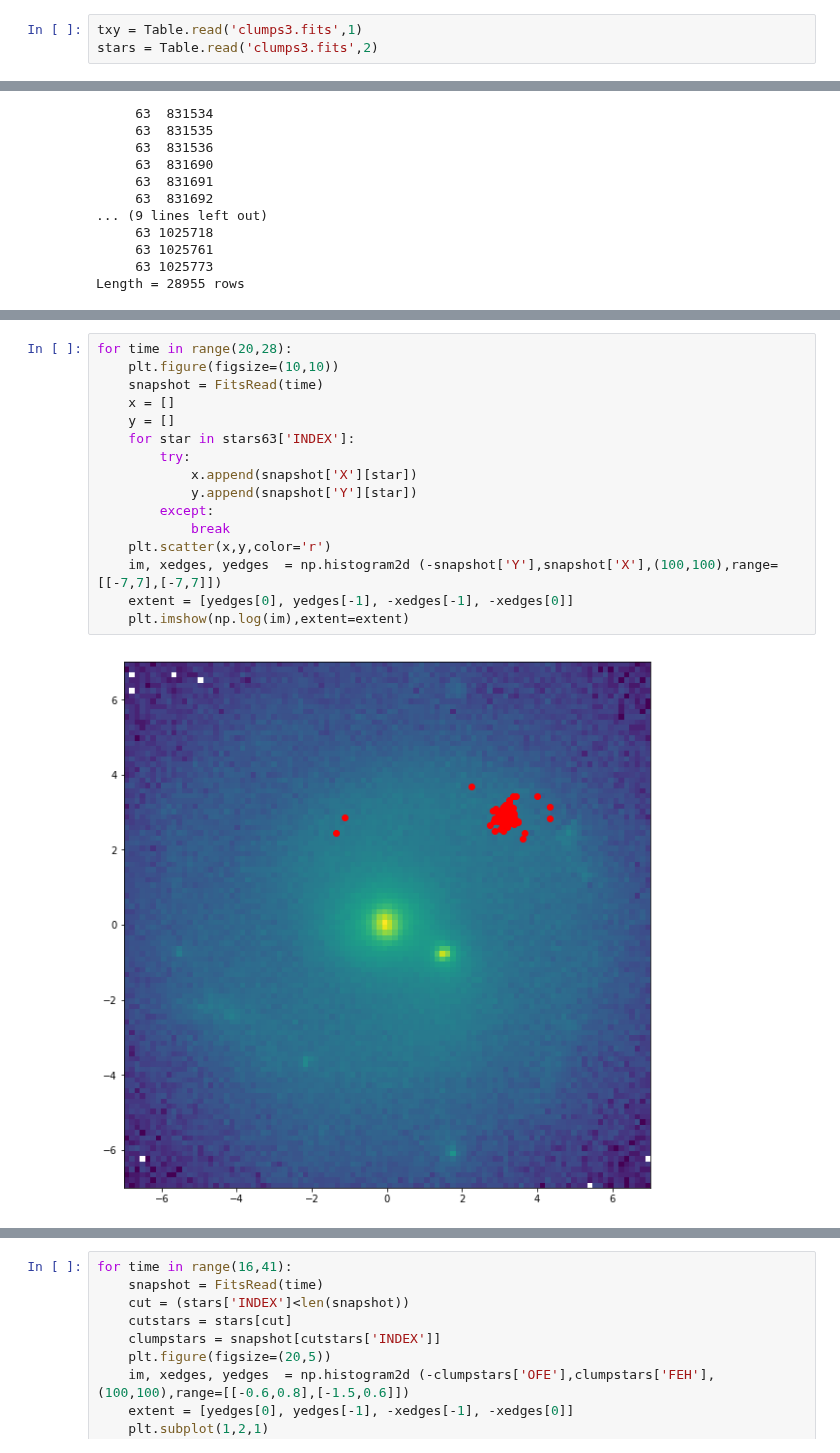
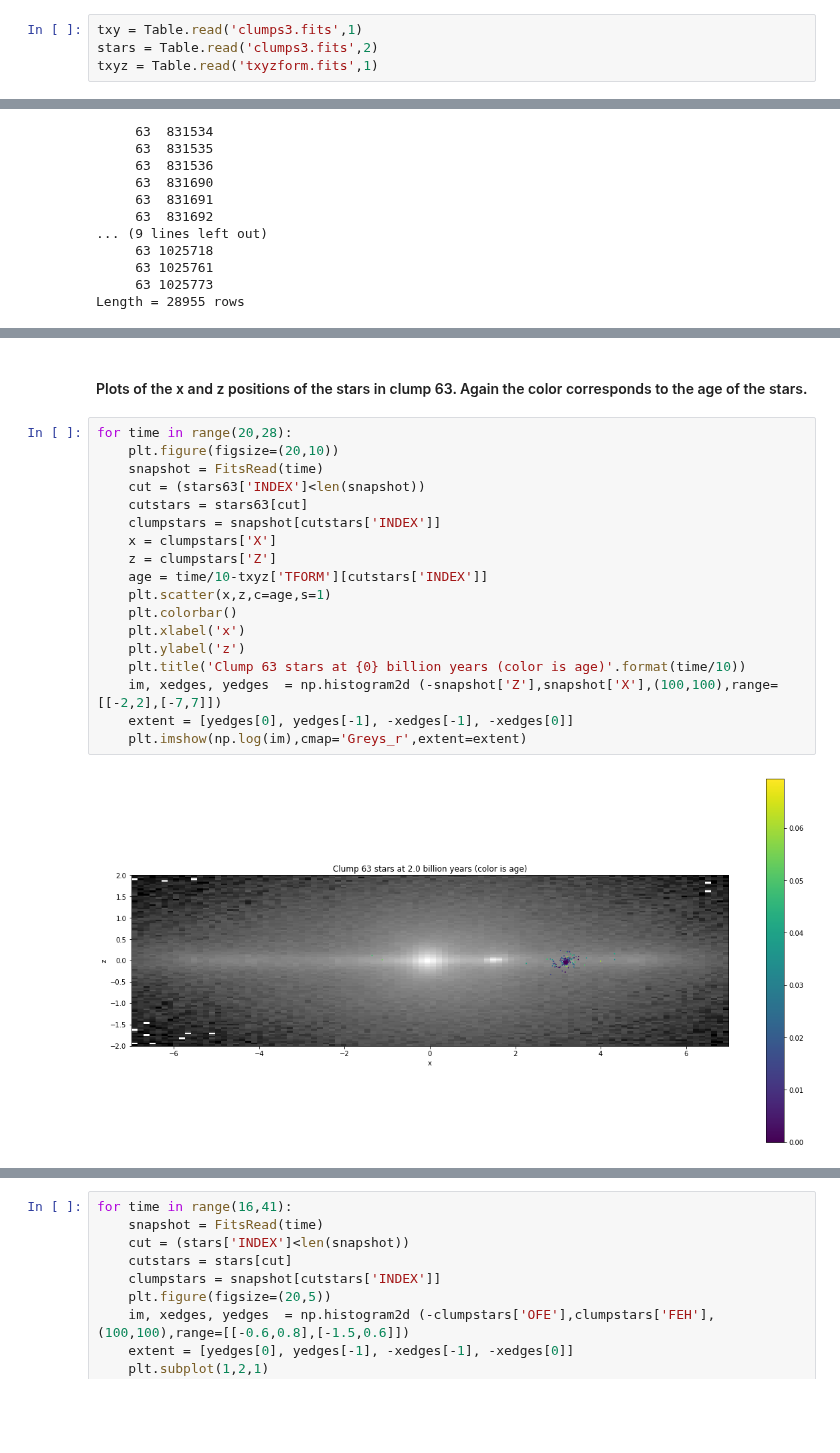
Before and after one commit to BethanyGarver/clumpy-star-formation, a Jupyter notebook: ClumpStars-checkpoint.ipynb, the cells around one changed output, grey strips where cells are left out. Drawn from its saved outputs; the diff is of its cells as text; blank space fills up the shorter version.

```diff
--- a/ClumpStars-checkpoint.ipynb
+++ b/ClumpStars-checkpoint.ipynb
@@ -22,3 +23,4 @@ def FitsRead(time):
 # %%
 txy = Table.read('clumps3.fits',1)
 stars = Table.read('clumps3.fits',2)
+txyz = Table.read('txyzform.fits',1)
@@ -77,18 +126,22 @@ Length = 28955 rows
+# %% [markdown]
+<h4>Plots of the x and z positions of the stars in clump 63. Again the color corresponds to the age of the stars.</h4>
 # %%
 for time in range(20,28):
-    plt.figure(figsize=(10,10))
+    plt.figure(figsize=(20,10))
     snapshot = FitsRead(time)
-    x = []
-    y = []
-    for star in stars63['INDEX']:
-        try:
-            x.append(snapshot['X'][star])
-            y.append(snapshot['Y'][star])
-        except:
-            break
-    plt.scatter(x,y,color='r')
-    im, xedges, yedges  = np.histogram2d (-snapshot['Y'],snapshot['X'],(100,100),range=[[-7,7],[-7,7]])
+    cut = (stars63['INDEX']<len(snapshot))
+    cutstars = stars63[cut]
+    clumpstars = snapshot[cutstars['INDEX']]
+    x = clumpstars['X']
+    z = clumpstars['Z']
+    age = time/10-txyz['TFORM'][cutstars['INDEX']]
+    plt.scatter(x,z,c=age,s=1)
+    plt.colorbar()
+    plt.xlabel('x')
+    plt.ylabel('z')
+    plt.title('Clump 63 stars at {0} billion years (color is age)'.format(time/10))
+    im, xedges, yedges  = np.histogram2d (-snapshot['Z'],snapshot['X'],(100,100),range=[[-2,2],[-7,7]])
     extent = [yedges[0], yedges[-1], -xedges[-1], -xedges[0]]
-    plt.imshow(np.log(im),extent=extent)
+    plt.imshow(np.log(im),cmap='Greys_r',extent=extent)
 # %% [output]
-[figure, old version]
+[figure, new version]
```
Also changed, not shown: parts of 12 cells of this notebook.
